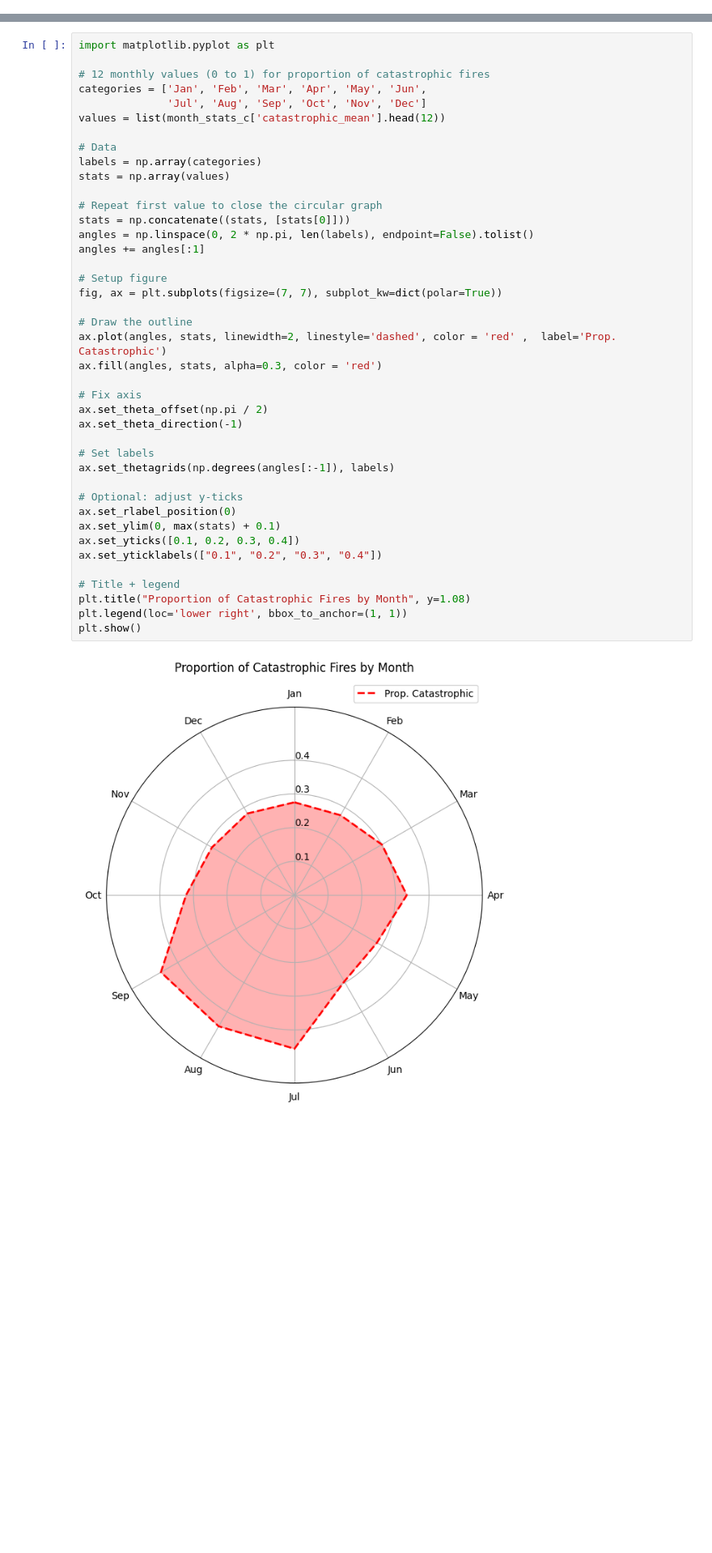
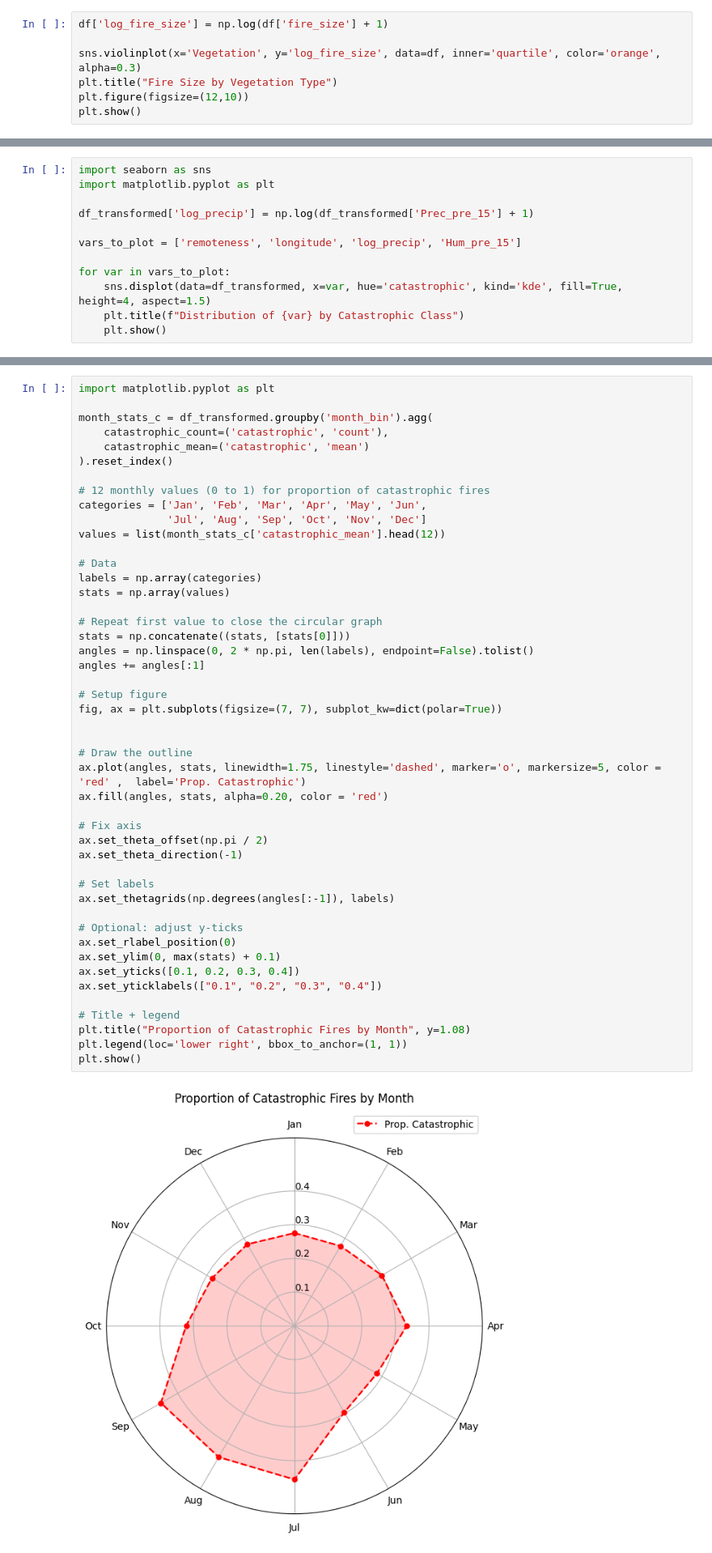
Before and after one commit to leonkriesmair/BigDataProject, a Jupyter notebook: notebooks/DescriptiveAnalysis.ipynb, the cells around one changed output, grey strips where cells are left out. Shown at 81% size. Drawn from its saved outputs; the diff is of its cells as text; blank space fills up the shorter version.

```diff
--- a/notebooks/DescriptiveAnalysis.ipynb
+++ b/notebooks/DescriptiveAnalysis.ipynb
@@ -71,0 +142,7 @@ plt.show()
+# %%
+df['log_fire_size'] = np.log(df['fire_size'] + 1)
+
+sns.violinplot(x='Vegetation', y='log_fire_size', data=df, inner='quartile', color='orange', alpha=0.3)
+plt.title("Fire Size by Vegetation Type")
+plt.figure(figsize=(12,10))
+plt.show()
@@ -135,3 +221,15 @@ memory usage: 5.9+ MB
 | 50% | 34.699420 | -93.185815 | 15.555082 | 16.070776 | 16.600000 | 3.072371 | 3.053857 | 3.010513 | ... |
 | 75% | 39.783547 | -83.550410 | 23.115392 | 23.434649 | 23.793842 | 3.868383 | 3.877827 | 3.891667 | ... |
 | max | 69.047200 | -65.417709 | 41.677820 | 51.567797 | 55.000000 | 29.800000 | 29.800000 | 29.800000 | ... |
+# %%
+import seaborn as sns
+import matplotlib.pyplot as plt
+
+df_transformed['log_precip'] = np.log(df_transformed['Prec_pre_15'] + 1)
+
+vars_to_plot = ['remoteness', 'longitude', 'log_precip', 'Hum_pre_15']
+
+for var in vars_to_plot:
+    sns.displot(data=df_transformed, x=var, hue='catastrophic', kind='kde', fill=True, height=4, aspect=1.5)
+    plt.title(f"Distribution of {var} by Catastrophic Class")
+    plt.show()
@@ -218,5 +286,10 @@ Name: catastrophic_mean, dtype: float64
 # %%
 import matplotlib.pyplot as plt
+
+month_stats_c = df_transformed.groupby('month_bin').agg(
+    catastrophic_count=('catastrophic', 'count'),
+    catastrophic_mean=('catastrophic', 'mean')
+).reset_index()
 
 # 12 monthly values (0 to 1) for proportion of catastrophic fires
 categories = ['Jan', 'Feb', 'Mar', 'Apr', 'May', 'Jun',
@@ -228,33 +301,34 @@ labels = np.array(categories)
 stats = np.array(values)
 
 # Repeat first value to close the circular graph
 stats = np.concatenate((stats, [stats[0]]))
 angles = np.linspace(0, 2 * np.pi, len(labels), endpoint=False).tolist()
 angles += angles[:1]
 
 # Setup figure
 fig, ax = plt.subplots(figsize=(7, 7), subplot_kw=dict(polar=True))
 
+
 # Draw the outline
-ax.plot(angles, stats, linewidth=2, linestyle='dashed', color = 'red' ,  label='Prop. Catastrophic')
-ax.fill(angles, stats, alpha=0.3, color = 'red')
+ax.plot(angles, stats, linewidth=1.75, linestyle='dashed', marker='o', markersize=5, color = 'red' ,  label='Prop. Catastrophic')
+ax.fill(angles, stats, alpha=0.20, color = 'red')
 
 # Fix axis
 ax.set_theta_offset(np.pi / 2)
 ax.set_theta_direction(-1)
 
 # Set labels
 ax.set_thetagrids(np.degrees(angles[:-1]), labels)
 
 # Optional: adjust y-ticks
 ax.set_rlabel_position(0)
 ax.set_ylim(0, max(stats) + 0.1)
 ax.set_yticks([0.1, 0.2, 0.3, 0.4])
 ax.set_yticklabels(["0.1", "0.2", "0.3", "0.4"])
 
 # Title + legend
 plt.title("Proportion of Catastrophic Fires by Month", y=1.08)
 plt.legend(loc='lower right', bbox_to_anchor=(1, 1))
 plt.show()
 # %% [output]
-[figure, old version]
+[figure, new version]
```
Also changed, not shown: parts of 16 cells of this notebook.
